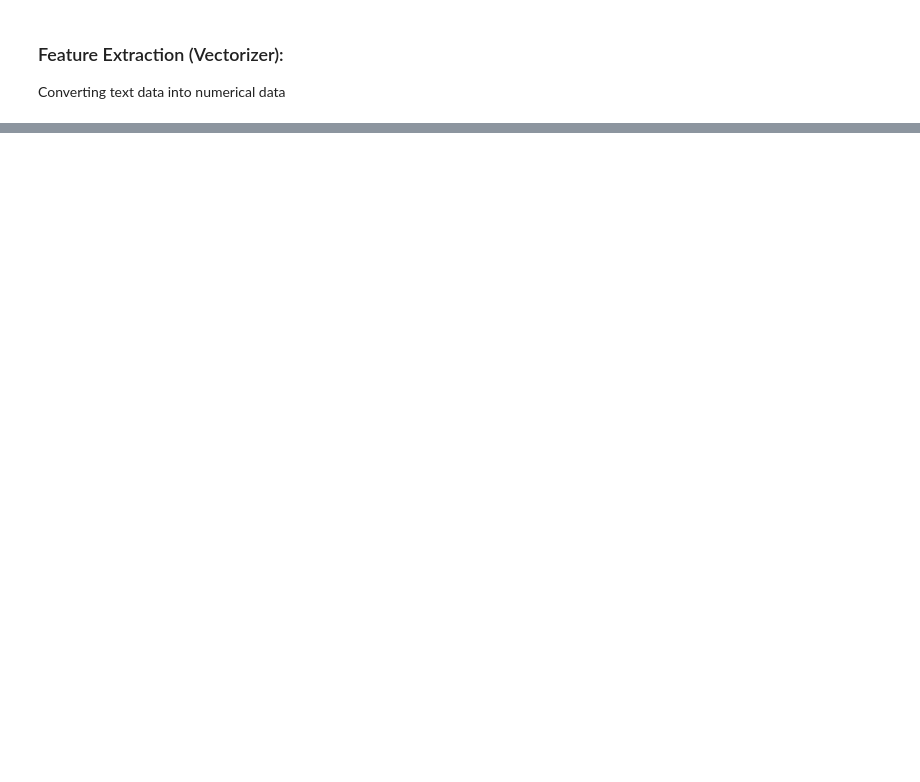
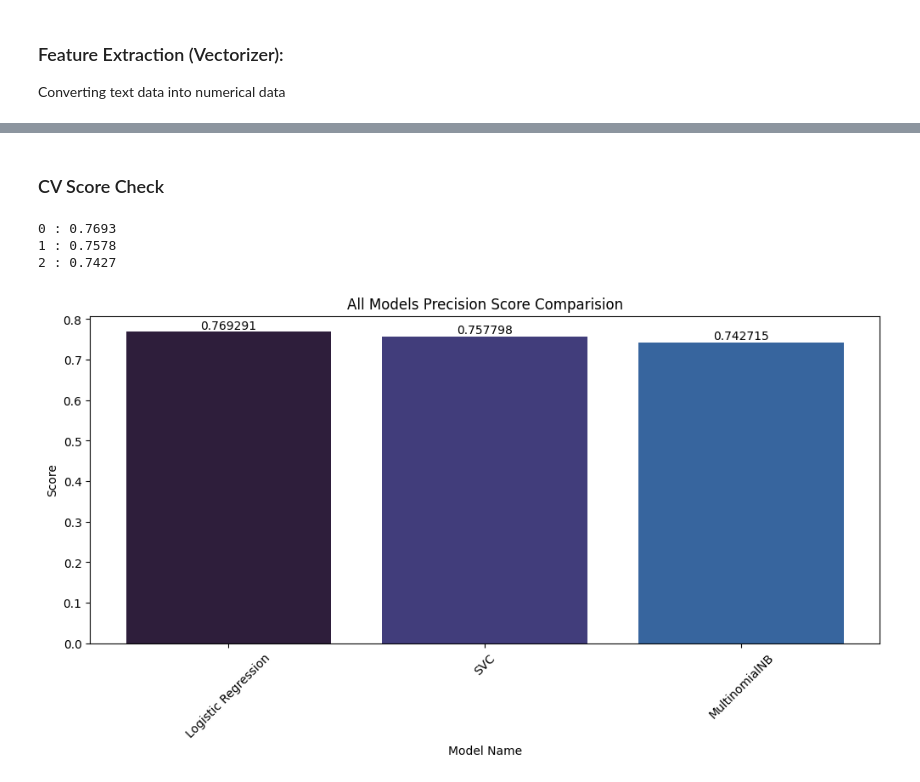
Before and after one commit to Maddox24425/Minor-Project, a Jupyter notebook: main.ipynb, the cells around one changed output, grey strips where cells are left out. Saved outputs shown, nothing was run; the diff lists cells and outputs as text; code cells hidden in the pictures; blank space fills up the shorter version.

Commit message:
Models Completed

```diff
--- a/main.ipynb
+++ b/main.ipynb
@@ -375,0 +429,9 @@ ValueError: np.nan is an invalid document, expected byte or unicode string.
+# %%
+lr_pipeline=Pipeline([
+    ('vectorizer', TfidfVectorizer()),
+    ('classifier', LogisticRegression())
+])
+lr_cv_scores=cross_val_score(lr_pipeline, X, y, cv=5)
+
+print(f"Cross-validation accuracy scores: {lr_cv_scores}")
+print(f"Average cross-validation accuracy: {lr_cv_scores.mean():.4f}")
@@ -375,0 +451,9 @@ ValueError: np.nan is an invalid document, expected byte or unicode string.
+# %%
+svc_pipeline=Pipeline([
+    ('vectorizer', TfidfVectorizer()),
+    ('classifier', LinearSVC())
+])
+svc_cv_scores=cross_val_score(svc_pipeline, X, y, cv=5)
+
+print(f"Cross-validation accuracy scores: {svc_cv_scores}")
+print(f"Average cross-validation accuracy: {svc_cv_scores.mean():.4f}")
@@ -375,0 +476,9 @@ ValueError: np.nan is an invalid document, expected byte or unicode string.
+# %%
+mnb_pipeline=Pipeline([
+    ('vectorizer', TfidfVectorizer()),
+    ('classifier', MultinomialNB())
+])
+mnb_cv_scores=cross_val_score(mnb_pipeline, X, y, cv=5)
+
+print(f"Cross-validation accuracy scores: {mnb_cv_scores}")
+print(f"Average cross-validation accuracy: {mnb_cv_scores.mean():.4f}")
@@ -375,0 +553,22 @@ ValueError: np.nan is an invalid document, expected byte or unicode string.
+# %% [markdown]
+### CV Score Check
+# %%
+all_model_cv_score=[lr_cv_scores.mean(), svc_cv_scores.mean(), mnb_cv_scores.mean()]
+model_name=['Logistic Regression','SVC','MultinomialNB']
+for i in range(len(all_model_cv_score)):
+    print(f'{i} : {all_model_cv_score[i]:.4f}')
+# %% [output]
+0 : 0.7693
+1 : 0.7578
+2 : 0.7427
+# %%
+plt.figure(figsize=(12,5))
+plt.title('All Models Precision Score Comparision')
+ax=plt.bar(x=model_name, height=all_model_cv_score, color=sns.color_palette('mako'))
+plt.bar_label(ax)
+plt.xlabel('Model Name')
+plt.ylabel('Score')
+plt.xticks(rotation=45)
+plt.show()
+# %% [output]
+[figure, added]
```
Also changed, not shown: parts of 34 cells of this notebook, 4 other files.
